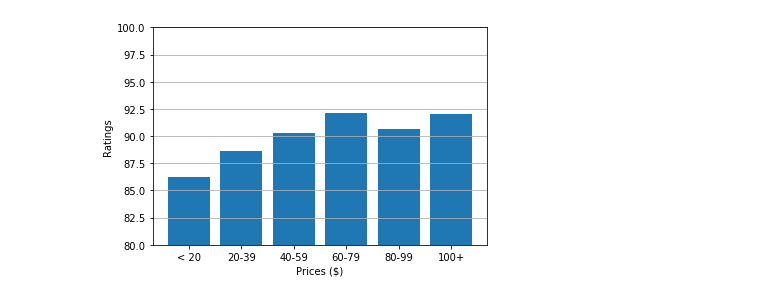
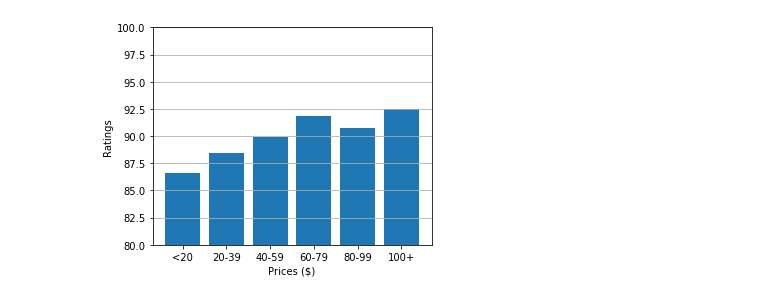
Before and after one commit to mcgeec91/Wine_Project, a Jupyter notebook: chris_data_1.ipynb, the cells around one changed output. Saved outputs shown, nothing was run; the diff lists cells and outputs as text; code cells hidden in the pictures.

```diff
--- a/chris_data_1.ipynb
+++ b/chris_data_1.ipynb
@@ -65,4 +59,8 @@ top_wineries=pd.DataFrame(all_wines_df).sort_values(["points"], ascending=False)
 # %%
+unique_winery=all_wines_df.groupby(['winery']).count()
+top_wineries=pd.DataFrame(new_common_wine).sort_values(["points"], ascending=False)
+
+#bins
 rating = [0,86,90,95,100]
 rating_bracket = ['<85','85-89','90-94','95-100']
 
@@ -97,30 +93,31 @@ most_expensive_wineries=pd.DataFrame(all_wines_df).sort_values(["price"], ascend
 # %%
+most_expensive_wineries=pd.DataFrame(new_common_wine).sort_values(["price"], ascending=False)
 price = [0,19,39,59,79,99,2000]
-price_bracket = ['< 20','20-39','40-59','60-79','80-99','100+']
+price_bracket = ['<20','20-39','40-59','60-79','80-99','100+']
 
 # Add column of bins based on Age
 top_wineries["Prices"]= pd.cut(top_wineries["price"],price, labels=price_bracket)
 
 prices_per_group=top_wineries.groupby("Prices")["price"].count()
 total_prices=top_wineries.groupby("Prices")["price"].sum()
 
 total_purchase_points=top_wineries.groupby("Prices")["points"].sum()
 
 top_winery_by_price=pd.DataFrame(prices_per_group, index=price_bracket)
 top_winery_by_price["Average Score"]=(total_purchase_points)/prices_per_group
 a=top_winery_by_price['Average Score']
 
 plt.bar(price_bracket,a)
 plt.xlabel("Prices ($)")
 plt.grid(axis='y')
 plt.ylabel("Ratings")
 plt.ylim((80, 100))
 #rating by price bin
 
 # Save the figure
 plt.savefig("Resources/images/Do_Prices_affect_Ratings.png")
 
 # Show plot
 plt.show()
 # %% [output]
-[figure, old version]
+[figure, new version]
```
Also changed, not shown: parts of 5 cells of this notebook.
